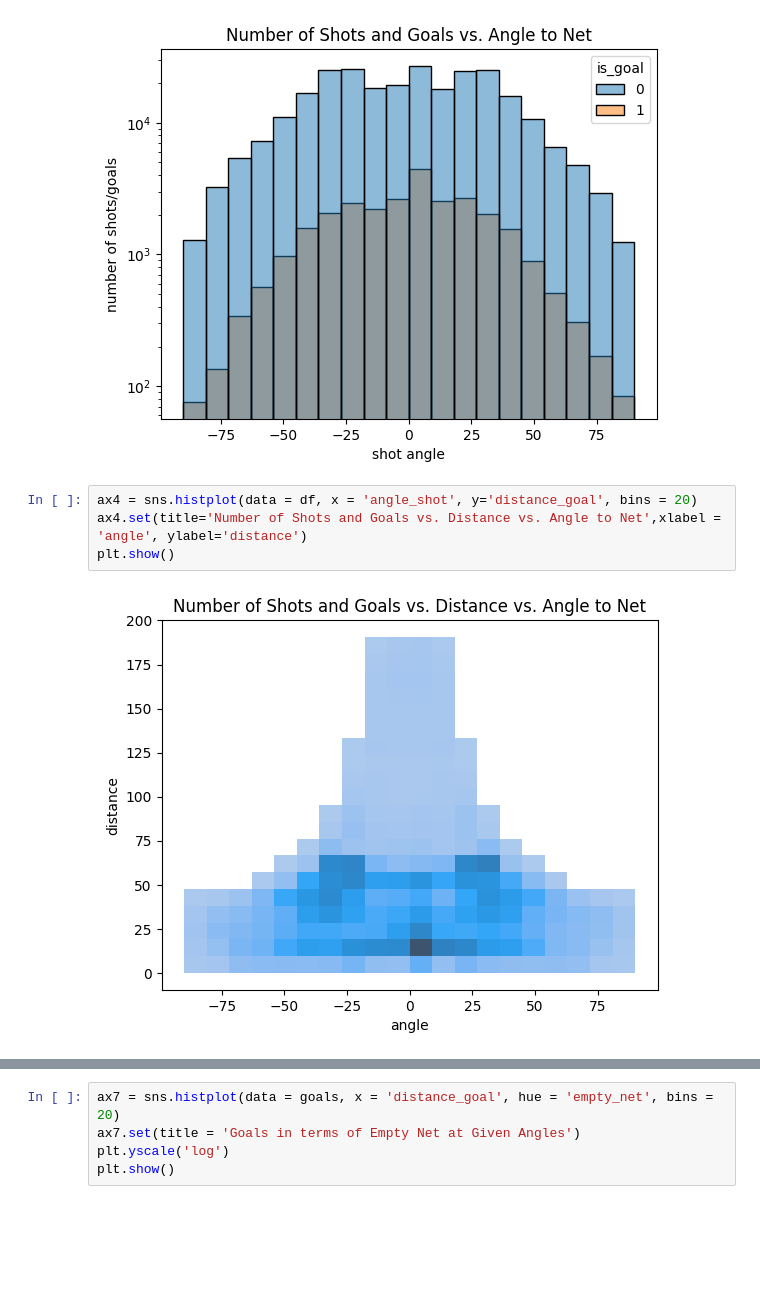
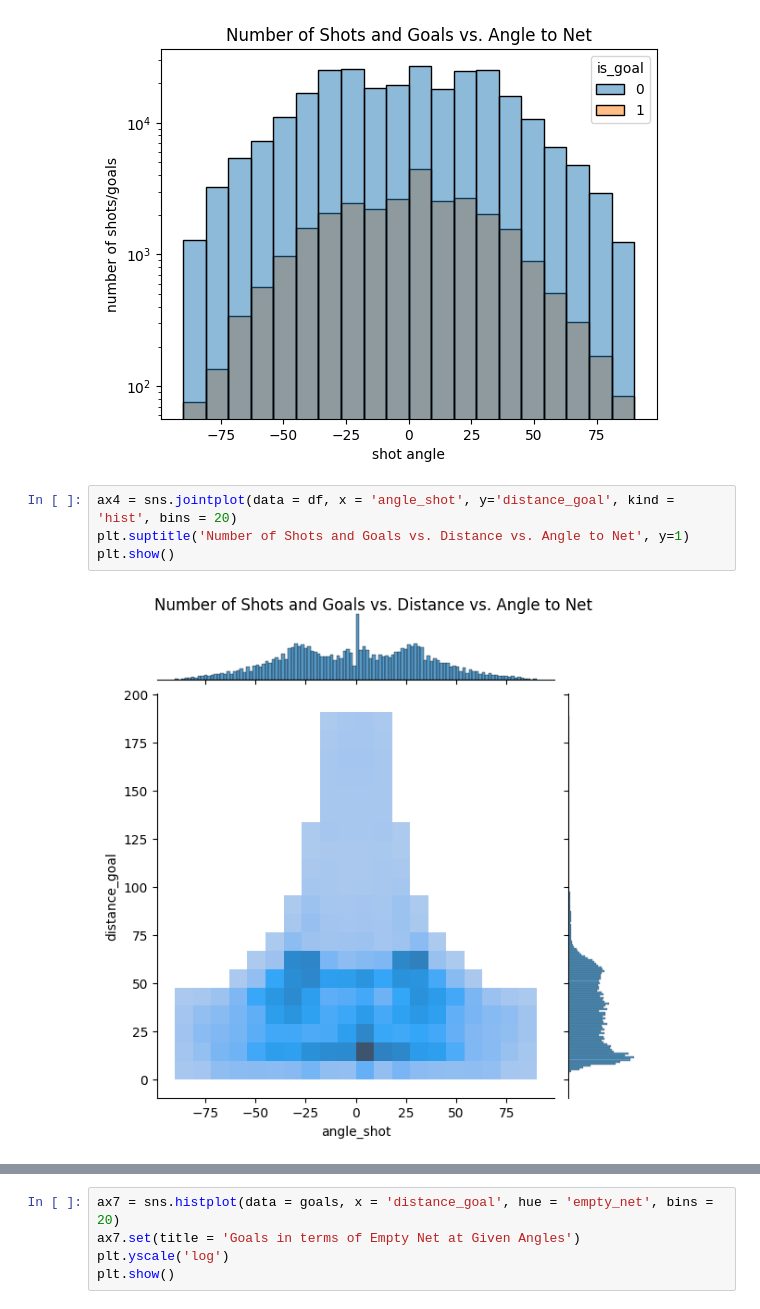
Before and after one commit to Jay-D13/IFT6758-A5-NHL, a Jupyter notebook: notebooks/Milestone2/2 - Features.ipynb, the cells around one changed output, grey strips where cells are left out. Saved outputs shown, nothing was run; the diff lists cells and outputs as text; blank space fills up the shorter version.

```diff
--- a/notebooks/Milestone2/2 - Features.ipynb
+++ b/notebooks/Milestone2/2 - Features.ipynb
@@ -139,8 +140,8 @@ plt.show()
 # %% [output]
 [figure]
 # %%
-ax4 = sns.histplot(data = df, x = 'angle_shot', y='distance_goal', bins = 20)
-ax4.set(title='Number of Shots and Goals vs. Distance vs. Angle to Net',xlabel = 'angle', ylabel='distance')
+ax4 = sns.jointplot(data = df, x = 'angle_shot', y='distance_goal', kind = 'hist', bins = 20)
+plt.suptitle('Number of Shots and Goals vs. Distance vs. Angle to Net', y=1)
 plt.show()
 # %% [output]
-[figure, old version]
+[figure, new version]
```
Also changed, not shown: parts of 4 cells of this notebook, 1 other file.
